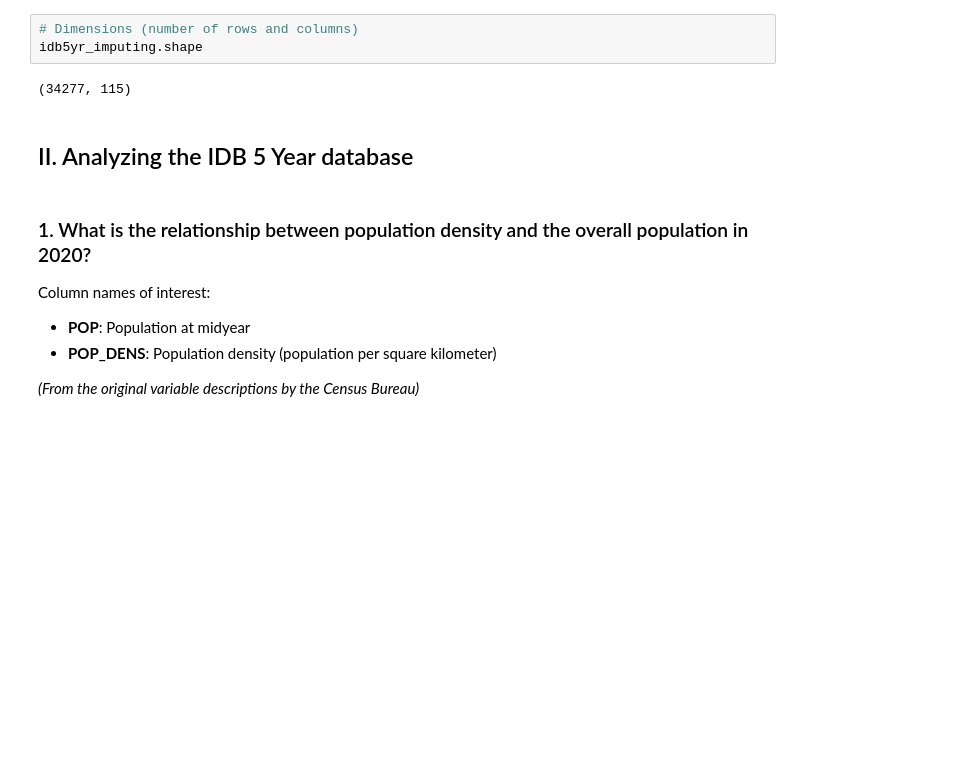
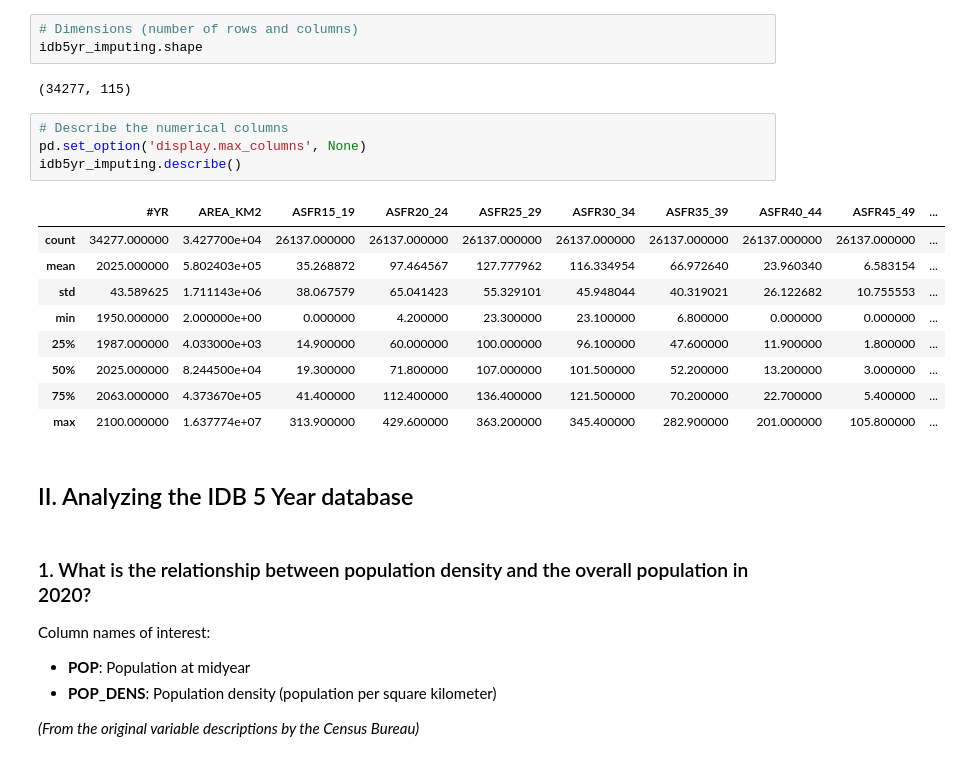
Before and after one commit to thaianle/international-database, a Jupyter notebook: idb5yr-python.ipynb, the cells around one changed output. Saved outputs shown, nothing was run; the diff lists cells and outputs as text; blank space fills up the shorter version.

```diff
--- a/idb5yr-python.ipynb
+++ b/idb5yr-python.ipynb
@@ -264,6 +264,20 @@ Length: 115, dtype: int64
 idb5yr_imputing.shape
 # %% [output]
 (34277, 115)
+# %%
+# Describe the numerical columns
+pd.set_option('display.max_columns', None)
+idb5yr_imputing.describe()
+# %% [output]
+|  | #YR | AREA_KM2 | ASFR15_19 | ASFR20_24 | ASFR25_29 | ASFR30_34 | ASFR35_39 | ASFR40_44 | ASFR45_49 | ... |
+| count | 34277.000000 | 3.427700e+04 | 26137.000000 | 26137.000000 | 26137.000000 | 26137.000000 | 26137.000000 | 26137.000000 | 26137.000000 | ... |
+| mean | 2025.000000 | 5.802403e+05 | 35.268872 | 97.464567 | 127.777962 | 116.334954 | 66.972640 | 23.960340 | 6.583154 | ... |
+| std | 43.589625 | 1.711143e+06 | 38.067579 | 65.041423 | 55.329101 | 45.948044 | 40.319021 | 26.122682 | 10.755553 | ... |
+| min | 1950.000000 | 2.000000e+00 | 0.000000 | 4.200000 | 23.300000 | 23.100000 | 6.800000 | 0.000000 | 0.000000 | ... |
+| 25% | 1987.000000 | 4.033000e+03 | 14.900000 | 60.000000 | 100.000000 | 96.100000 | 47.600000 | 11.900000 | 1.800000 | ... |
+| 50% | 2025.000000 | 8.244500e+04 | 19.300000 | 71.800000 | 107.000000 | 101.500000 | 52.200000 | 13.200000 | 3.000000 | ... |
+| 75% | 2063.000000 | 4.373670e+05 | 41.400000 | 112.400000 | 136.400000 | 121.500000 | 70.200000 | 22.700000 | 5.400000 | ... |
+| max | 2100.000000 | 1.637774e+07 | 313.900000 | 429.600000 | 363.200000 | 345.400000 | 282.900000 | 201.000000 | 105.800000 | ... |
 # %% [markdown]
 ## II. Analyzing the IDB 5 Year database
 # %% [markdown]
```
Also changed, not shown: parts of 9 cells of this notebook.
